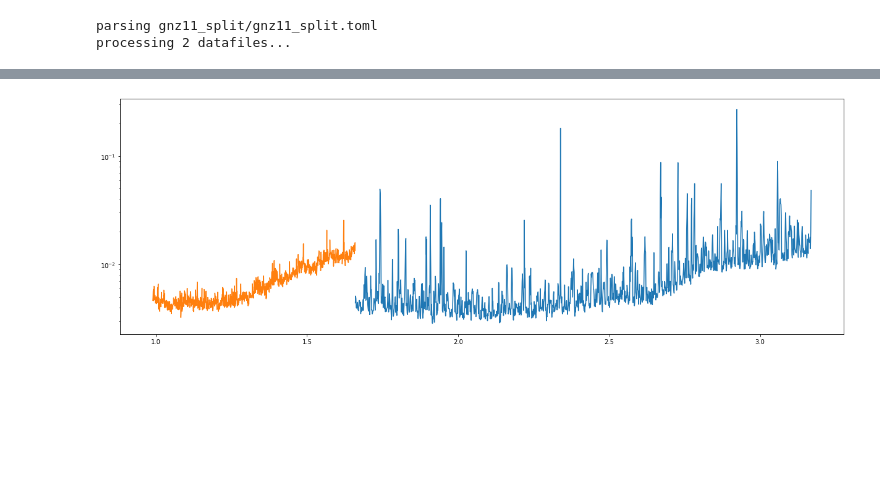
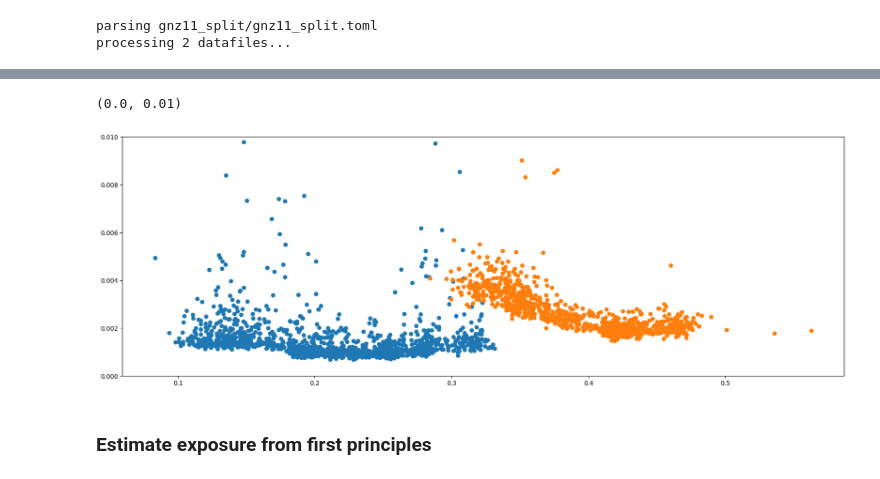
Before and after one commit to rjanish/JWST-DMdecay, a Jupyter notebook: exposure-tests.ipynb, the cells around one changed output, grey strips where cells are left out. Cells and saved outputs as stored; diff of their text form; code cells hidden in the pictures; blank space fills up the shorter version.

```diff
--- a/exposure-tests.ipynb
+++ b/exposure-tests.ipynb
@@ -36,8 +36,12 @@ for spec in data:
 # %%
 fig, ax = plt.subplots(figsize=(21, 7))
 for spec in data:
-    exposure = spec["error"]/np.sqrt(spec["sky"]/spec["lam"])
-    ax.plot(spec["lam"], exposure)
-ax.set_yscale("log")
+    arg = np.sqrt(spec["sky"]/spec["lam"])
+    ax.plot(arg, spec["error"], linestyle="None", marker="o")
+
+ax.set_ylim(0, 0.01)
 # %% [output]
+(0.0, 0.01)
-[figure, old version]
+[figure, new version]
+# %% [markdown]
+### Estimate exposure from first principles
```
Also changed, not shown: parts of 1 cell of this notebook, 5 other files.
